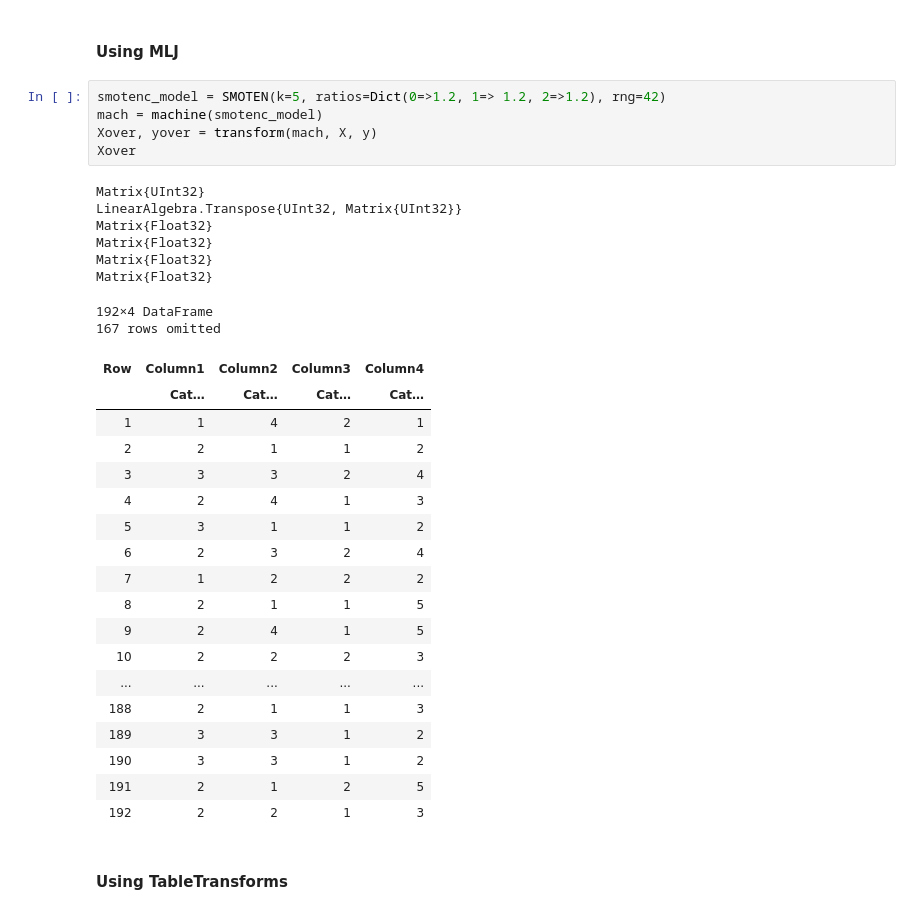
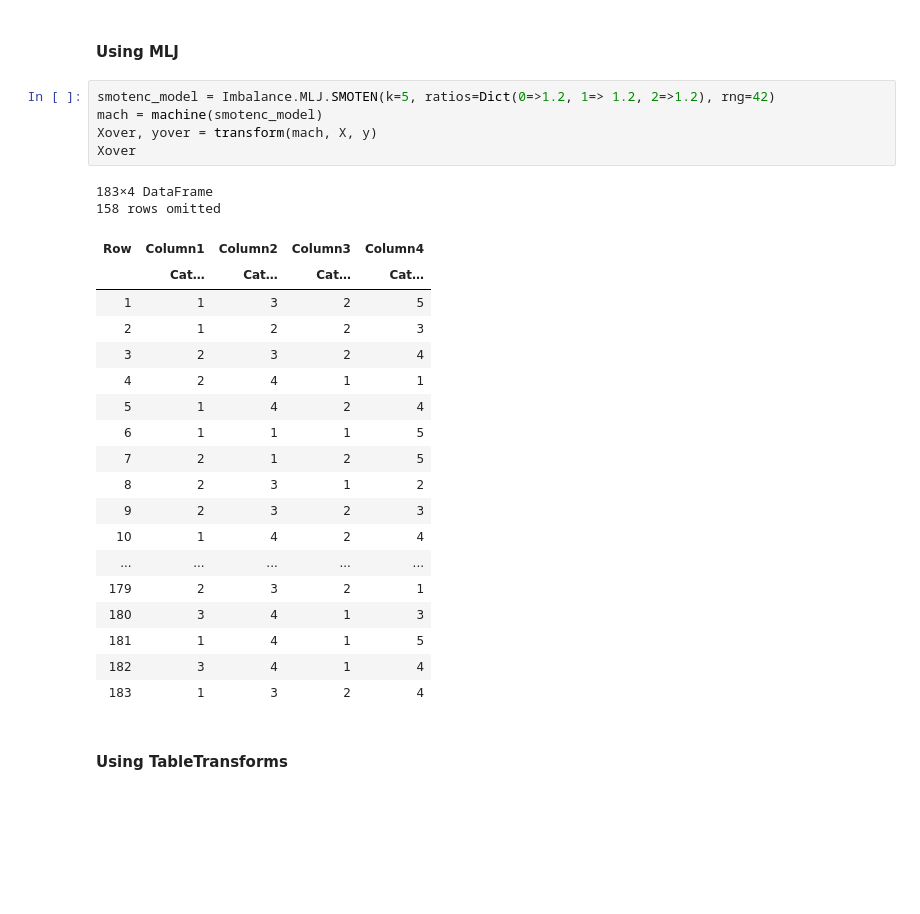
Before and after one commit to JuliaAI/Imbalance.jl, a Jupyter notebook: examples/simple examples/smoten.ipynb, the cells around one changed output. Cells and saved outputs as stored; diff of their text form; blank space fills up the shorter version.

```diff
--- a/examples/simple examples/smoten.ipynb
+++ b/examples/simple examples/smoten.ipynb
@@ -80,37 +77,31 @@ Matrix{Float32}
 # %% [markdown]
 #### Using MLJ
 # %%
-smotenc_model = SMOTEN(k=5, ratios=Dict(0=>1.2, 1=> 1.2, 2=>1.2), rng=42)
+smotenc_model = Imbalance.MLJ.SMOTEN(k=5, ratios=Dict(0=>1.2, 1=> 1.2, 2=>1.2), rng=42)
 mach = machine(smotenc_model)
 Xover, yover = transform(mach, X, y)
 Xover
 # %% [output]
-Matrix{UInt32}
-LinearAlgebra.Transpose{UInt32, Matrix{UInt32}}
-Matrix{Float32}
-Matrix{Float32}
-Matrix{Float32}
-Matrix{Float32}
+183×4 DataFrame
+158 rows omitted
-192×4 DataFrame
-167 rows omitted
 | Row | Column1 | Column2 | Column3 | Column4 |
 |  | Cat… | Cat… | Cat… | Cat… |
-| 1 | 1 | 4 | 2 | 1 |
-| 2 | 2 | 1 | 1 | 2 |
-| 3 | 3 | 3 | 2 | 4 |
-| 4 | 2 | 4 | 1 | 3 |
-| 5 | 3 | 1 | 1 | 2 |
-| 6 | 2 | 3 | 2 | 4 |
-| 7 | 1 | 2 | 2 | 2 |
-| 8 | 2 | 1 | 1 | 5 |
-| 9 | 2 | 4 | 1 | 5 |
-| 10 | 2 | 2 | 2 | 3 |
+| 1 | 1 | 3 | 2 | 5 |
+| 2 | 1 | 2 | 2 | 3 |
+| 3 | 2 | 3 | 2 | 4 |
+| 4 | 2 | 4 | 1 | 1 |
+| 5 | 1 | 4 | 2 | 4 |
+| 6 | 1 | 1 | 1 | 5 |
+| 7 | 2 | 1 | 2 | 5 |
+| 8 | 2 | 3 | 1 | 2 |
+| 9 | 2 | 3 | 2 | 3 |
+| 10 | 1 | 4 | 2 | 4 |
 | ... | ... | ... | ... | ... |
-| 188 | 2 | 1 | 1 | 3 |
-| 189 | 3 | 3 | 1 | 2 |
-| 190 | 3 | 3 | 1 | 2 |
-| 191 | 2 | 1 | 2 | 5 |
-| 192 | 2 | 2 | 1 | 3 |
+| 179 | 2 | 3 | 2 | 1 |
+| 180 | 3 | 4 | 1 | 3 |
+| 181 | 1 | 4 | 1 | 5 |
+| 182 | 3 | 4 | 1 | 4 |
+| 183 | 1 | 3 | 2 | 4 |
 # %% [markdown]
 #### Using TableTransforms
 # %%
```
Also changed, not shown: parts of 6 cells of this notebook, 7 other files.
